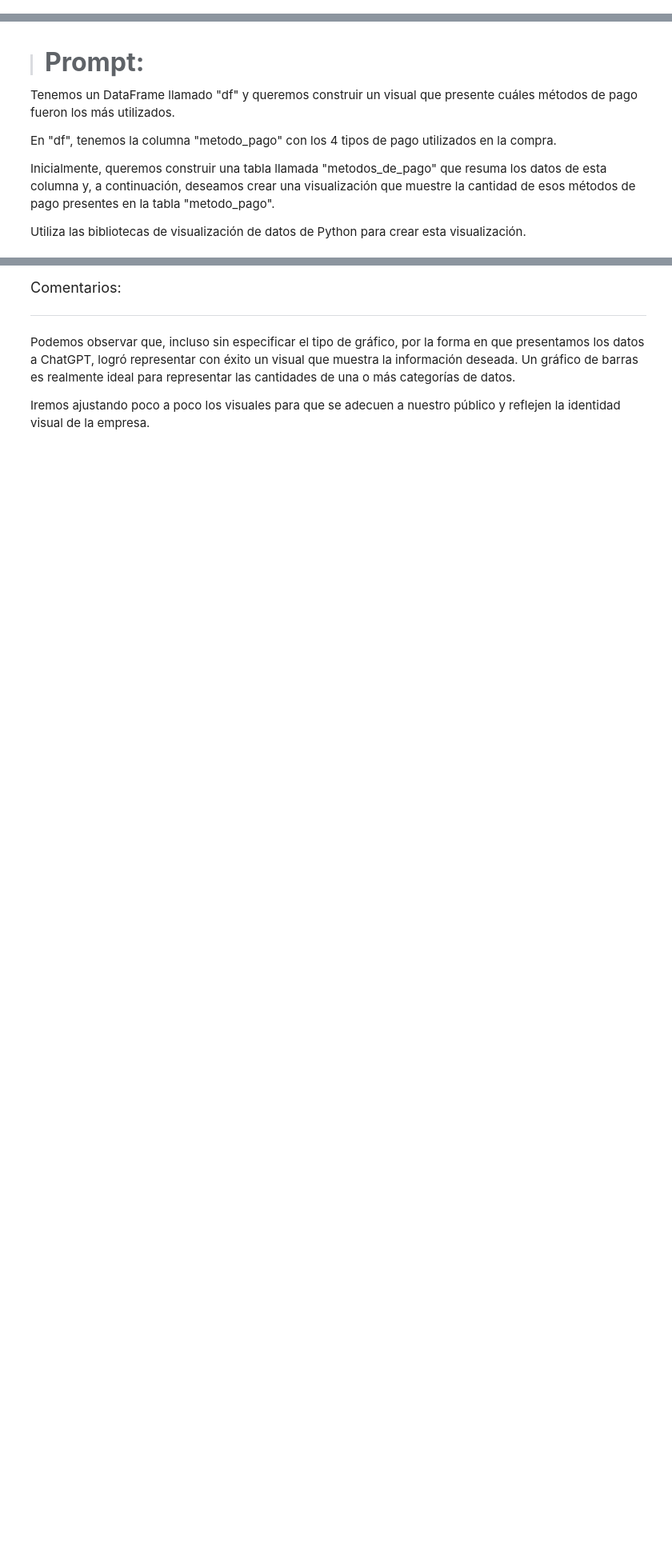
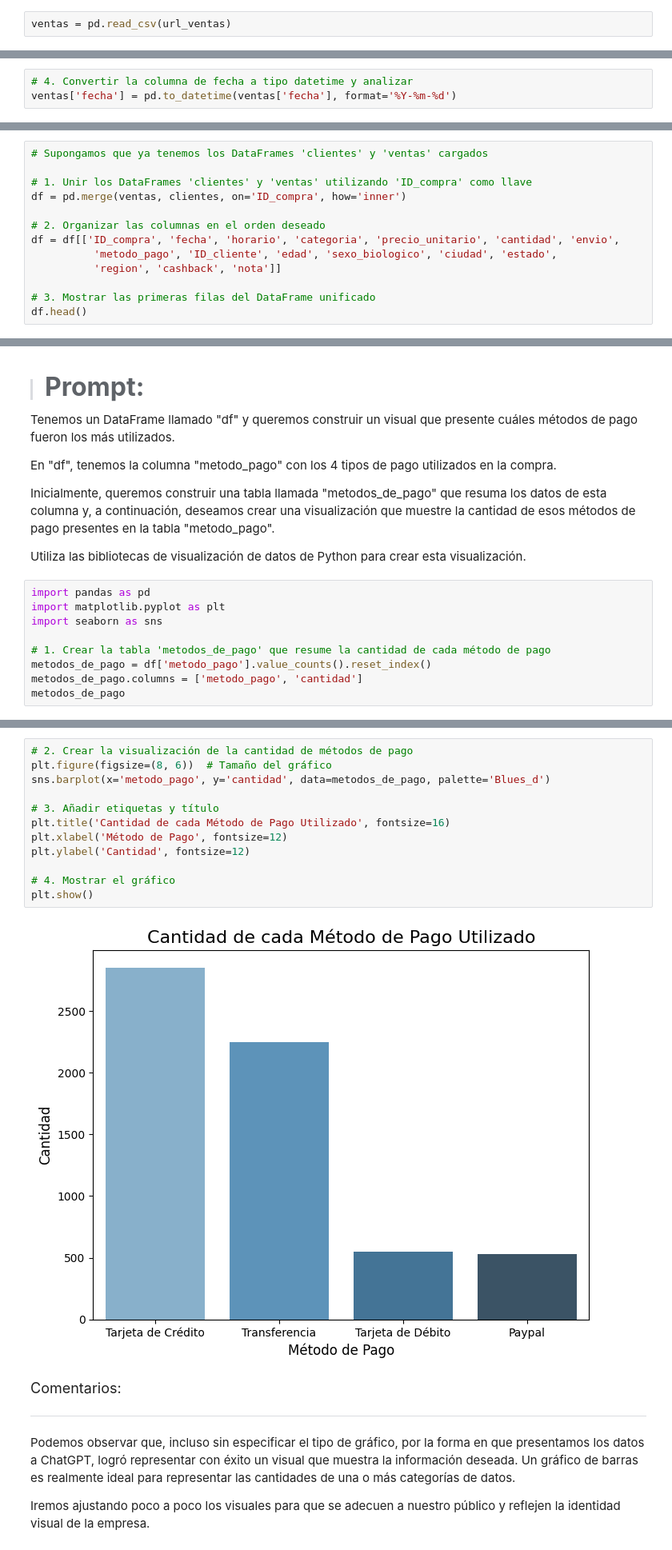
Before and after one commit to Daniela-Esparza/Challenge-Alura-Store, a Jupyter notebook: IA_aplicada_a_ciencia_de_datos.ipynb, the cells around one changed output, grey strips where cells are left out. Shown at 80% size. Drawn from its saved outputs; the diff is of its cells as text; blank space fills up the shorter version.

```diff
--- a/IA_aplicada_a_ciencia_de_datos.ipynb
+++ b/IA_aplicada_a_ciencia_de_datos.ipynb
@@ -48,0 +65,2 @@ Después de esta etapa, vamos a crear 2 dataframes con los datos de los clientes
+# %%
+ventas = pd.read_csv(url_ventas)
@@ -74,0 +194,3 @@ Queremos hacer una breve exploración de los datos para comprender un poco sobre
+# %%
+# 4. Convertir la columna de fecha a tipo datetime y analizar
+ventas['fecha'] = pd.to_datetime(ventas['fecha'], format='%Y-%m-%d')
@@ -103,3 +238,16 @@ Ahora vamos a unir las dos bases de nuestro proyecto en una sola utilizando como
 * nota
 
 Construye un código para ejecutar esta etapa usando Python y la biblioteca Pandas.
+# %%
+# Supongamos que ya tenemos los DataFrames 'clientes' y 'ventas' cargados
+
+# 1. Unir los DataFrames 'clientes' y 'ventas' utilizando 'ID_compra' como llave
+df = pd.merge(ventas, clientes, on='ID_compra', how='inner')
+
+# 2. Organizar las columnas en el orden deseado
+df = df[['ID_compra', 'fecha', 'horario', 'categoria', 'precio_unitario', 'cantidad', 'envio',
+          'metodo_pago', 'ID_cliente', 'edad', 'sexo_biologico', 'ciudad', 'estado',
+          'region', 'cashback', 'nota']]
+
+# 3. Mostrar las primeras filas del DataFrame unificado
+df.head()
@@ -180,3 +372,12 @@ En "df", tenemos la columna "metodo_pago" con los 4 tipos de pago utilizados en
 Inicialmente, queremos construir una tabla llamada "metodos_de_pago" que resuma los datos de esta columna y, a continuación, deseamos crear una visualización que muestre la cantidad de esos métodos de pago presentes en la tabla "metodo_pago".
 
 Utiliza las bibliotecas de visualización de datos de Python para crear esta visualización.
+# %%
+import pandas as pd
+import matplotlib.pyplot as plt
+import seaborn as sns
+
+# 1. Crear la tabla 'metodos_de_pago' que resume la cantidad de cada método de pago
+metodos_de_pago = df['metodo_pago'].value_counts().reset_index()
+metodos_de_pago.columns = ['metodo_pago', 'cantidad']
+metodos_de_pago
@@ -183,3 +390,17 @@ Utiliza las bibliotecas de visualización de datos de Python para crear esta vis
+# %%
+# 2. Crear la visualización de la cantidad de métodos de pago
+plt.figure(figsize=(8, 6))  # Tamaño del gráfico
+sns.barplot(x='metodo_pago', y='cantidad', data=metodos_de_pago, palette='Blues_d')
+
+# 3. Añadir etiquetas y título
+plt.title('Cantidad de cada Método de Pago Utilizado', fontsize=16)
+plt.xlabel('Método de Pago', fontsize=12)
+plt.ylabel('Cantidad', fontsize=12)
+
+# 4. Mostrar el gráfico
+plt.show()
+# %% [output]
+[figure, added]
 # %% [markdown]
 
 <font color="7b71ff" size=4> Comentarios: </font>
```
Also changed, not shown: parts of 83 cells of this notebook.
